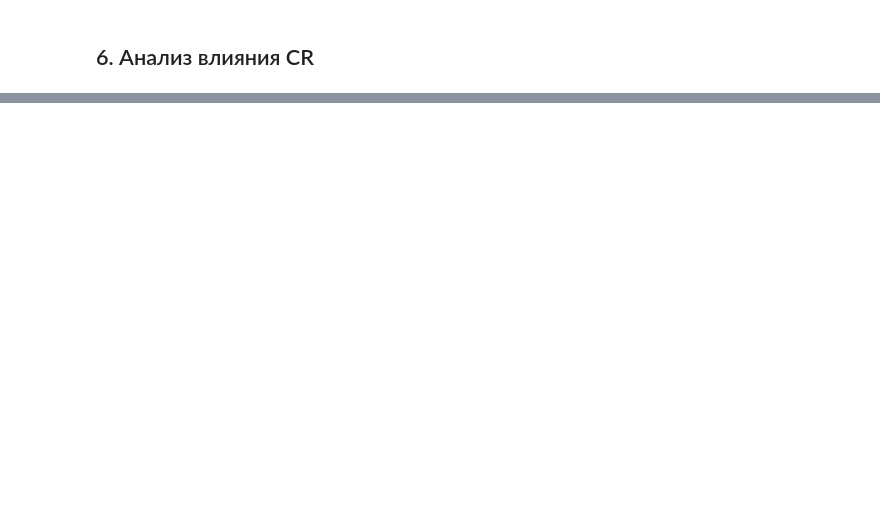
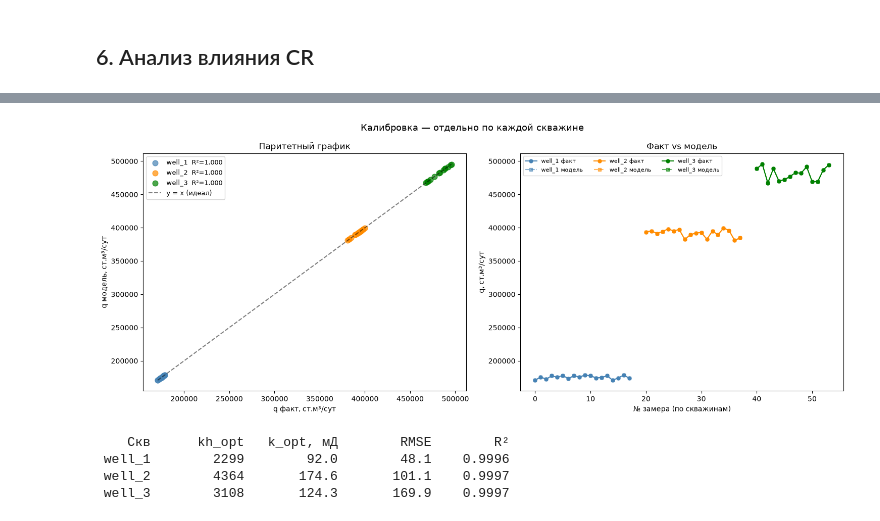
Before and after one commit to islakay/gas_field_simulator, a Jupyter notebook: курсовая.ipynb, the cells around one changed output, grey strips where cells are left out. Saved outputs shown, nothing was run; the diff lists cells and outputs as text; code cells hidden in the pictures; blank space fills up the shorter version.

Commit message:
Добавил калибровку по скважинам и графики до и после калибровки

```diff
--- a/курсовая.ipynb
+++ b/курсовая.ipynb
@@ -402,0 +395,46 @@ plt.show()
+# %%
+
+fig, axes = plt.subplots(1, 2, figsize=(15, 6))
+fig.suptitle('Калибровка — отдельно по каждой скважине', fontsize=13)
+
+well_colors = {'well_1':'steelblue', 'well_2':'darkorange', 'well_3':'green'}
+
+all_qf, all_qp = [], []
+for wn, r in results.items():
+    qf, qp = r['df'][q_col].values, r['q_pred']
+    axes[0].scatter(qf, qp, color=well_colors[wn], s=60, alpha=0.7,
+                    label=f'{wn}  R²={r["r2"]:.3f}')
+    all_qf.extend(qf); all_qp.extend(qp)
+
+lim = [min(min(all_qf), min(all_qp)), max(max(all_qf), max(all_qp))]
+axes[0].plot(lim, lim, 'k--', lw=1.5, alpha=0.5, label='y = x (идеал)')
+axes[0].set(xlabel='q факт, ст.м³/сут', ylabel='q модель, ст.м³/сут',
+            title='Паритетный график')
+axes[0].legend(fontsize=9)
+
+offset = 0
+for wn, r in results.items():
+    n  = len(r['df'])
+    xs = np.arange(offset, offset+n)
+    axes[1].plot(xs, r['df'][q_col].values, 'o-',
+                 color=well_colors[wn], ms=5, label=f'{wn} факт')
+    axes[1].plot(xs, r['q_pred'],          's--',
+                 color=well_colors[wn], ms=5, alpha=0.6, label=f'{wn} модель')
+    offset += n + 2
+axes[1].set(xlabel='№ замера (по скважинам)', ylabel='q, ст.м³/сут',
+            title='Факт vs модель')
+axes[1].legend(fontsize=8, ncol=3)
+
+plt.tight_layout()
+plt.show()
+
+print(f'\n{"Скв":>7}  {"kh_opt":>10}  {"k_opt, мД":>10}  {"RMSE":>10}  {"R²":>8}')
+for wn, r in results.items():
+    print(f'{wn:>7}  {r["kh_opt"]:>10.0f}  {r["kh_opt"]/wells[well_to_idx[wn]].h:>10.1f}  '
+          f'{r["rmse"]:>10.1f}  {r["r2"]:>8.4f}')
+# %% [output]
+[figure, added]
+    Скв      kh_opt   k_opt, мД        RMSE        R²
+ well_1        2299        92.0        48.1    0.9996
+ well_2        4364       174.6       101.1    0.9997
+ well_3        3108       124.3       169.9    0.9997
```
Also changed, not shown: parts of 15 cells of this notebook.
